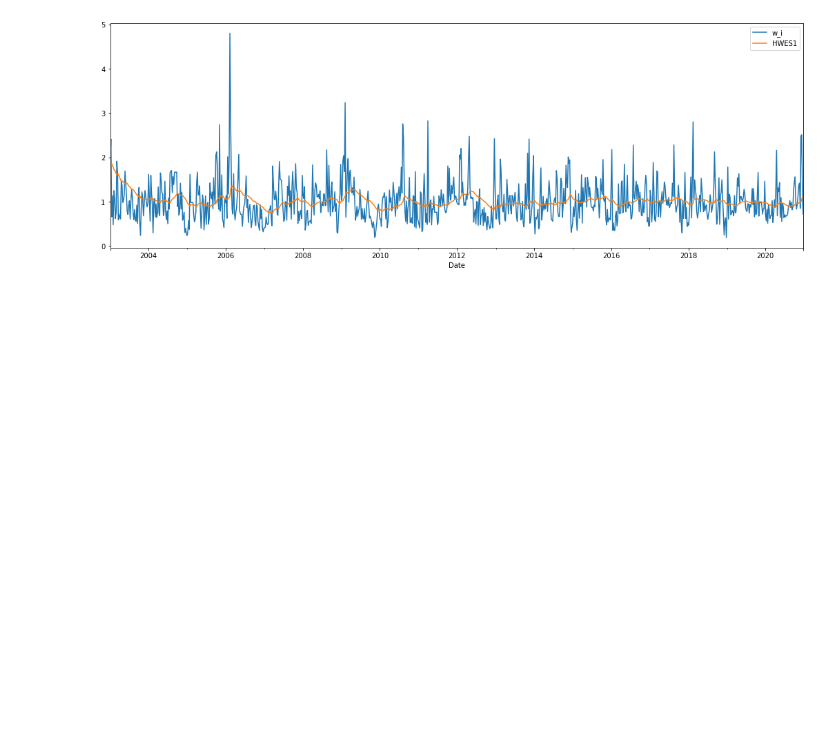
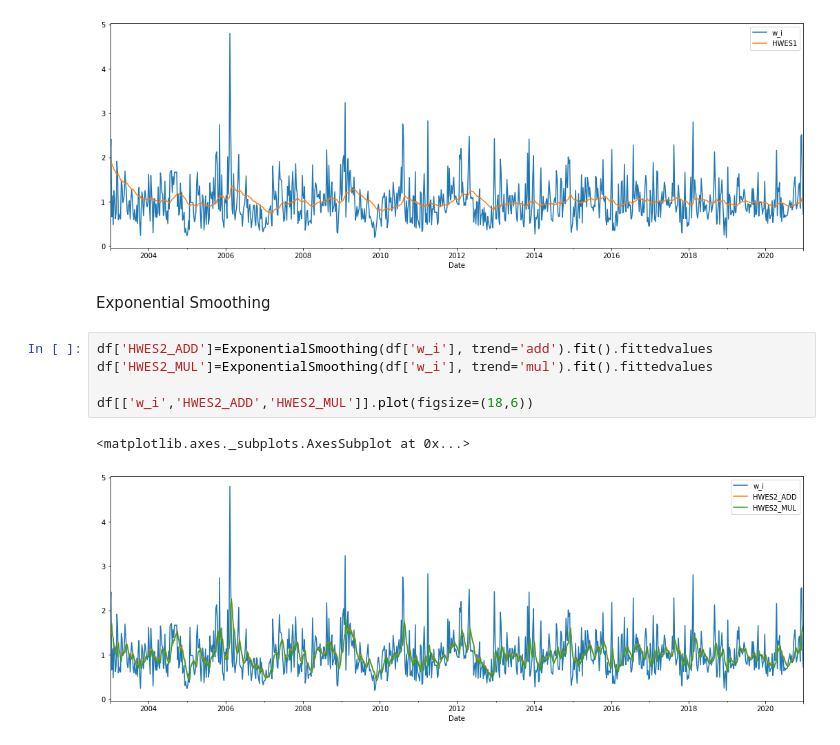
Before and after one commit to ADv0rnik/Data-analysis-for-JER, a Jupyter notebook: Holt_winters_model.ipynb, the cells around one changed output. Saved outputs shown, nothing was run; the diff lists cells and outputs as text; blank space fills up the shorter version.

```diff
--- a/Holt_winters_model.ipynb
+++ b/Holt_winters_model.ipynb
@@ -120,3 +126,13 @@ df[['w_i','HWES1']].plot(figsize = (18,6))
 # %% [output]
 <matplotlib.axes._subplots.AxesSubplot at 0x...>
 [figure]
+# %% [markdown]
+Exponential Smoothing
+# %%
+df['HWES2_ADD']=ExponentialSmoothing(df['w_i'], trend='add').fit().fittedvalues
+df['HWES2_MUL']=ExponentialSmoothing(df['w_i'], trend='mul').fit().fittedvalues
+
+df[['w_i','HWES2_ADD','HWES2_MUL']].plot(figsize=(18,6))
+# %% [output]
+<matplotlib.axes._subplots.AxesSubplot at 0x...>
+[figure, added]
```
Also changed, not shown: parts of 10 cells of this notebook.
